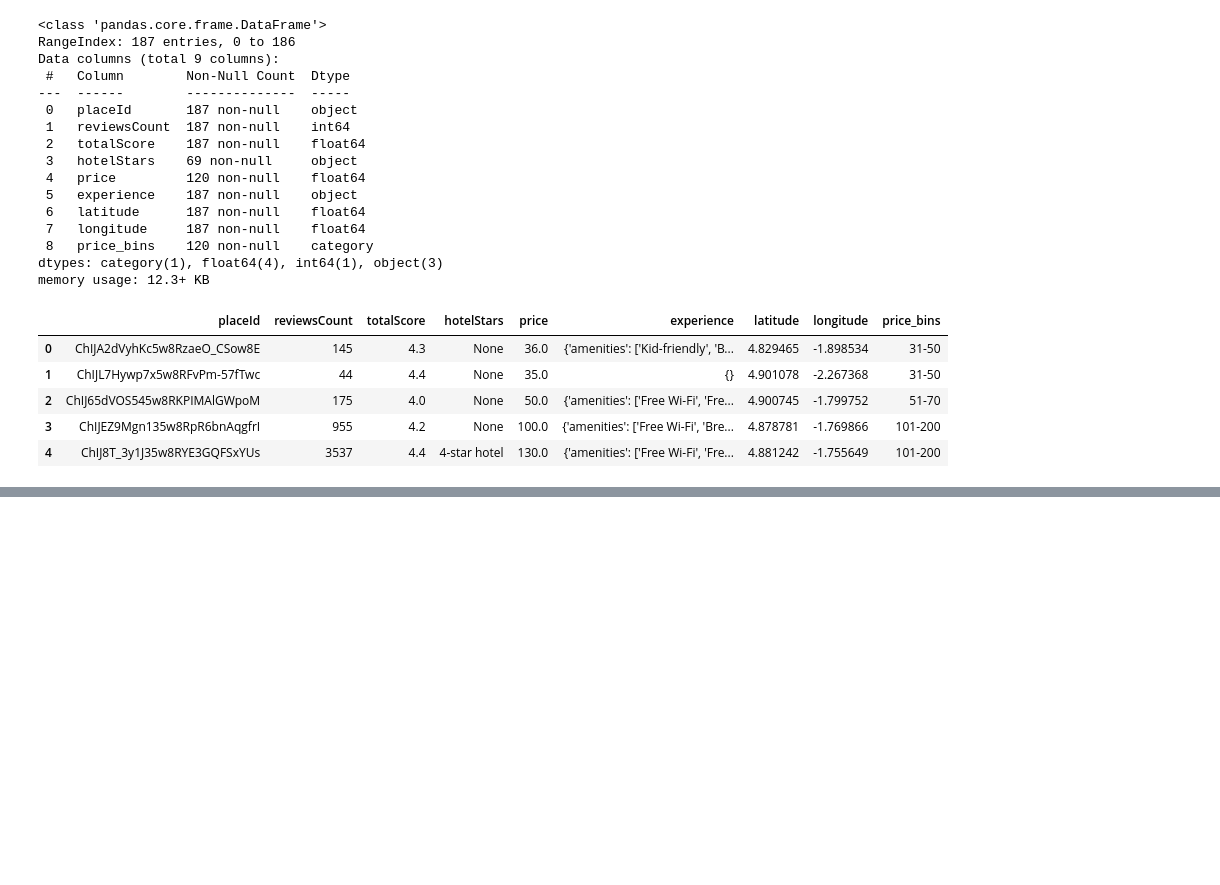
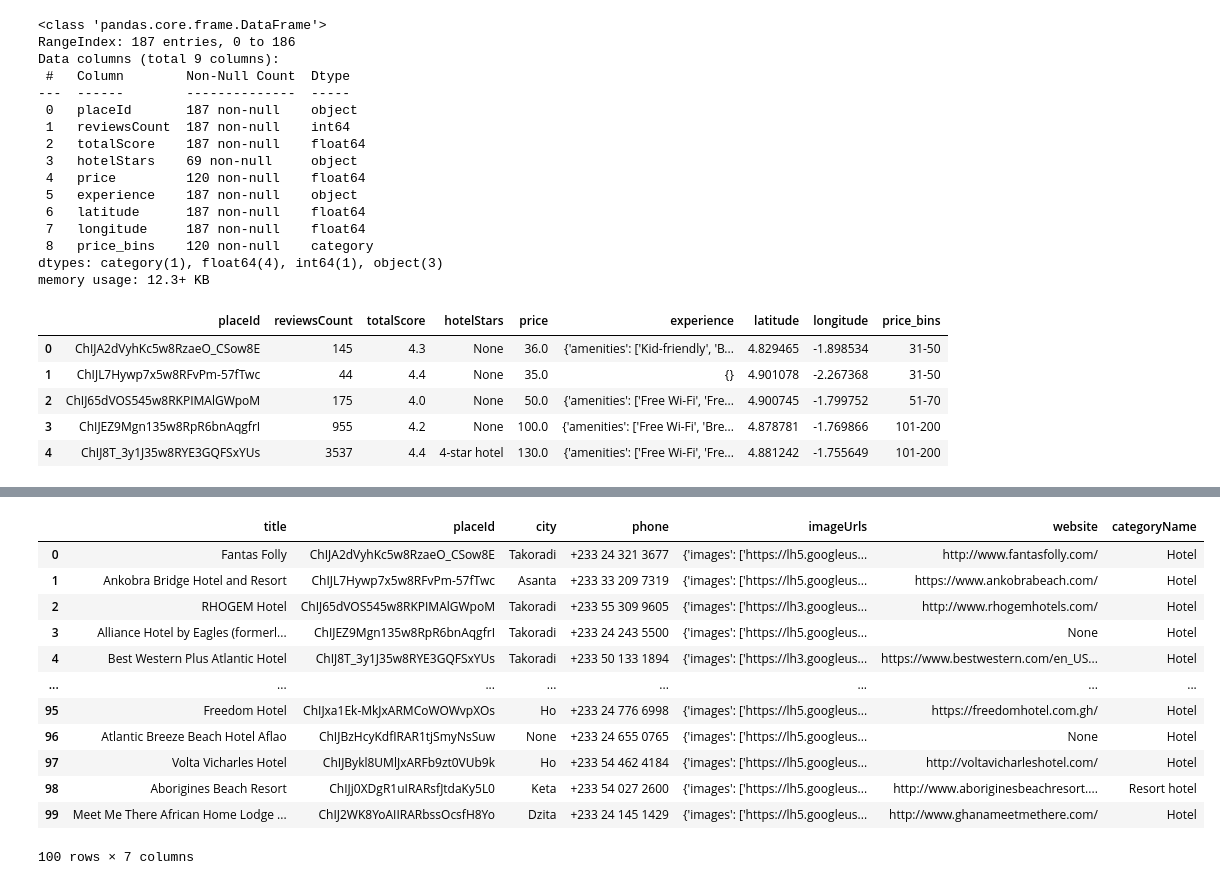
Before and after one commit to josephine-amponsah/absa-based-recommender, a Jupyter notebook: notebooks/data-manipulation/data-prep.ipynb, the cells around one changed output, grey strips where cells are left out. Saved outputs shown, nothing was run; the diff lists cells and outputs as text; code cells hidden in the pictures; blank space fills up the shorter version.

```diff
--- a/notebooks/data-manipulation/data-prep.ipynb
+++ b/notebooks/data-manipulation/data-prep.ipynb
@@ -176,0 +237,16 @@ hotel_details.head()
+# %%
+hotel_facts.head(100)
+# %% [output]
+|  | title | placeId | city | phone | imageUrls | website | categoryName |
+| 0 | Fantas Folly | ChIJA2dVyhKc5w8RzaeO_CSow8E | Takoradi | +233 24 321 3677 | {'images': ['https://lh5.googleus... | http://www.fantasfolly.com/ | Hotel |
+| 1 | Ankobra Bridge Hotel and Resort | ChIJL7Hywp7x5w8RFvPm-57fTwc | Asanta | +233 33 209 7319 | {'images': ['https://lh5.googleus... | https://www.ankobrabeach.com/ | Hotel |
+| 2 | RHOGEM Hotel | ChIJ65dVOS545w8RKPIMAlGWpoM | Takoradi | +233 55 309 9605 | {'images': ['https://lh3.googleus... | http://www.rhogemhotels.com/ | Hotel |
+| 3 | Alliance Hotel by Eagles (formerl... | ChIJEZ9Mgn135w8RpR6bnAqgfrI | Takoradi | +233 24 243 5500 | {'images': ['https://lh5.googleus... | None | Hotel |
+| 4 | Best Western Plus Atlantic Hotel | ChIJ8T_3y1J35w8RYE3GQFSxYUs | Takoradi | +233 50 133 1894 | {'images': ['https://lh3.googleus... | https://www.bestwestern.com/en_US... | Hotel |
+| ... | ... | ... | ... | ... | ... | ... | ... |
+| 95 | Freedom Hotel | ChIJxa1Ek-MkJxARMCoWOWvpXOs | Ho | +233 24 776 6998 | {'images': ['https://lh5.googleus... | https://freedomhotel.com.gh/ | Hotel |
+| 96 | Atlantic Breeze Beach Hotel Aflao | ChIJBzHcyKdfIRAR1tjSmyNsSuw | None | +233 24 655 0765 | {'images': ['https://lh5.googleus... | None | Hotel |
+| 97 | Volta Vicharles Hotel | ChIJBykl8UMlJxARFb9zt0VUb9k | Ho | +233 54 462 4184 | {'images': ['https://lh5.googleus... | http://voltavicharleshotel.com/ | Hotel |
+| 98 | Aborigines Beach Resort | ChIJj0XDgR1uIRARsfJtdaKy5L0 | Keta | +233 54 027 2600 | {'images': ['https://lh5.googleus... | http://www.aboriginesbeachresort.... | Resort hotel |
+| 99 | Meet Me There African Home Lodge ... | ChIJ2WK8YoAIIRARbssOcsfH8Yo | Dzita | +233 24 145 1429 | {'images': ['https://lh5.googleus... | http://www.ghanameetmethere.com/ | Hotel |
+100 rows × 7 columns
```
Also changed, not shown: parts of 13 cells of this notebook, 1 other file.
